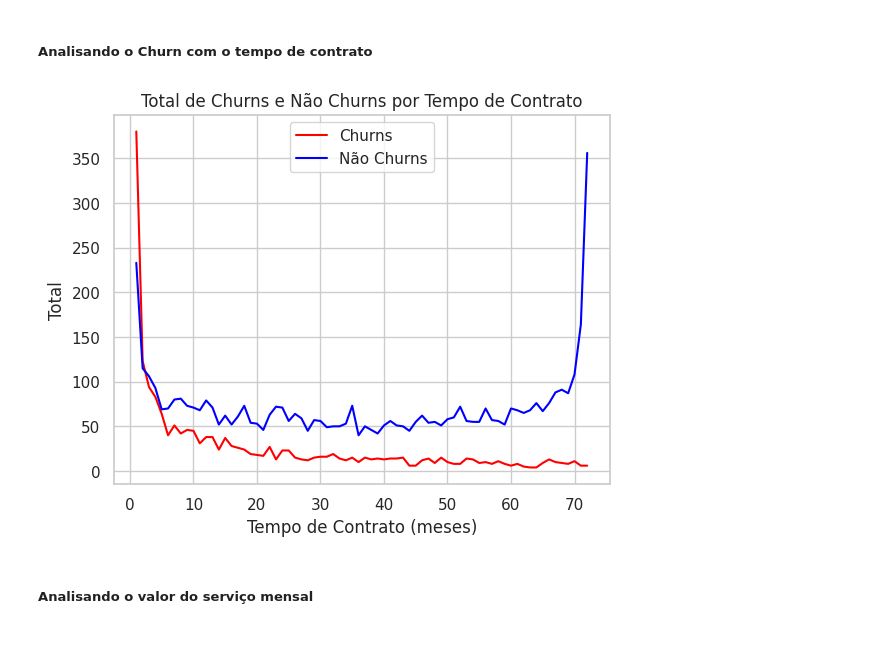
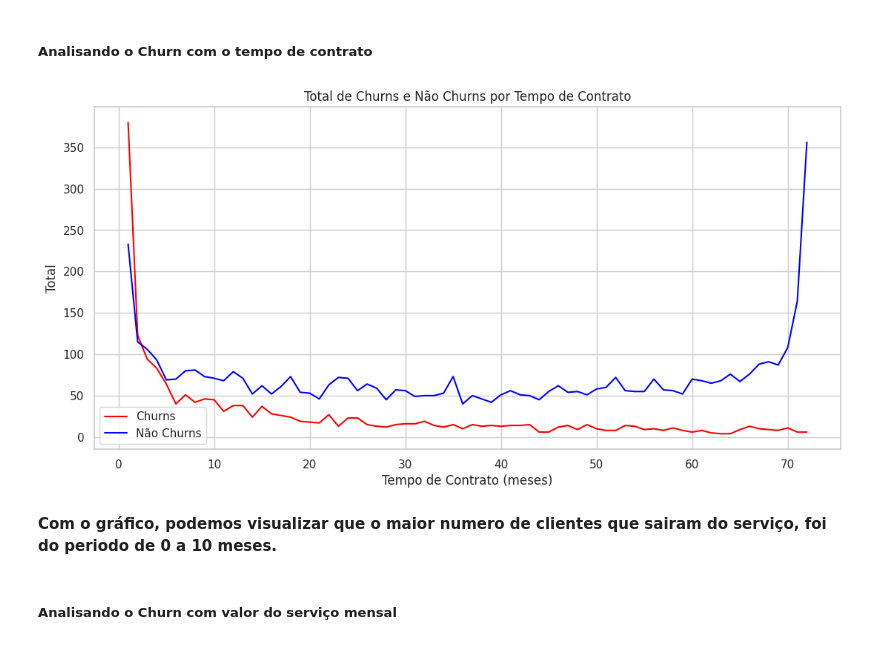
Before and after one commit to Brenno-Kenji/Churn-Rate, a Jupyter notebook: churn_rate.ipynb, the cells around one changed output. Cells and saved outputs as stored; diff of their text form; code cells hidden in the pictures.

```diff
--- a/churn_rate.ipynb
+++ b/churn_rate.ipynb
@@ -378,7 +378,7 @@ print(f'O numero de linhas e colunas na tabela é de {lines} linhas e {columns}
 O numero de dados nulos na base de dados é de 0 dados.
 O numero de linhas e colunas na tabela é de 7267 linhas e 21 colunas.
 # %%
-data_base['$ Total por dia'] = data_base['$ Total'] / 30
+data_base['$ Total por dia'] = data_base['$ Serviços por mês'] / 30
 # %%
 data_base['$ Total por dia'] = round(data_base['$ Total por dia'], 2)
 # %%
@@ -417,24 +420,27 @@ plt.show()
 # %%
 Contract_churn = data_base[['ID', 'Churn', 'Meses de Contrato']].pivot_table(index = 'Meses de Contrato', columns = 'Churn', values = 'ID', aggfunc = 'count').reset_index()
 
 Contract_churn.columns = ['Meses de Contrato', 'Total_nao_churns', 'Total_churns']
 
 sns.set(style="whitegrid")
+plt.figure(figsize=(13,6))
 
 sns.lineplot(x = "Meses de Contrato", y = "Total_churns", data = Contract_churn, color="red", label="Churns")
 sns.lineplot(x = "Meses de Contrato", y = "Total_nao_churns", data = Contract_churn, color="blue", label="Não Churns")
 
 plt.title("Total de Churns e Não Churns por Tempo de Contrato")
 plt.xlabel("Tempo de Contrato (meses)")
 plt.ylabel("Total")
 
 plt.legend()
 
 plt.show()
 # %% [output]
-[figure, old version]
+[figure, new version]
+# %% [markdown]
+**Com o gráfico, podemos visualizar que o maior numero de clientes que sairam do serviço, foi do periodo de 0 a 10 meses.**
 # %% [markdown]
-##### Analisando o valor do serviço mensal
+##### Analisando o Churn com valor do serviço mensal
 # %%
 new_data_base = data_base[['ID', 'Churn', 'Meses de Contrato', '$ Serviços por mês']]
 new_data_base['Churn_realizado'] = new_data_base['Churn'].map({'Sim' : 1, 'Não' : 0})
```
Also changed, not shown: parts of 14 cells of this notebook.
